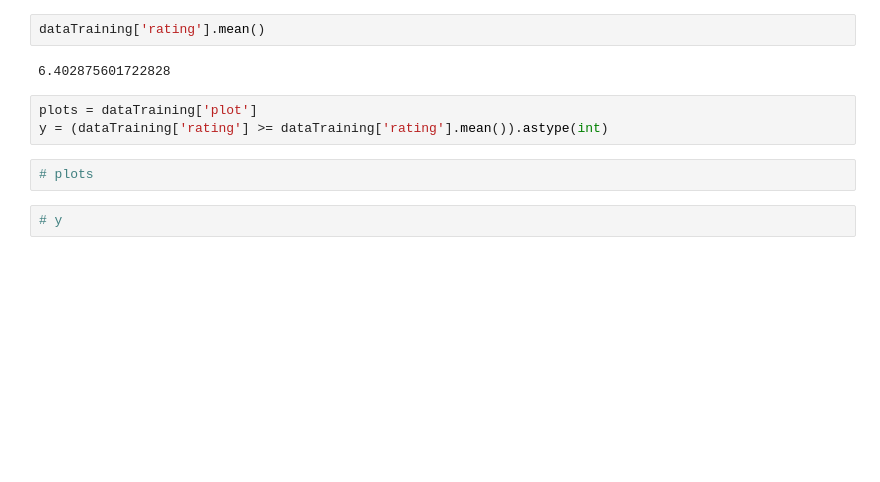
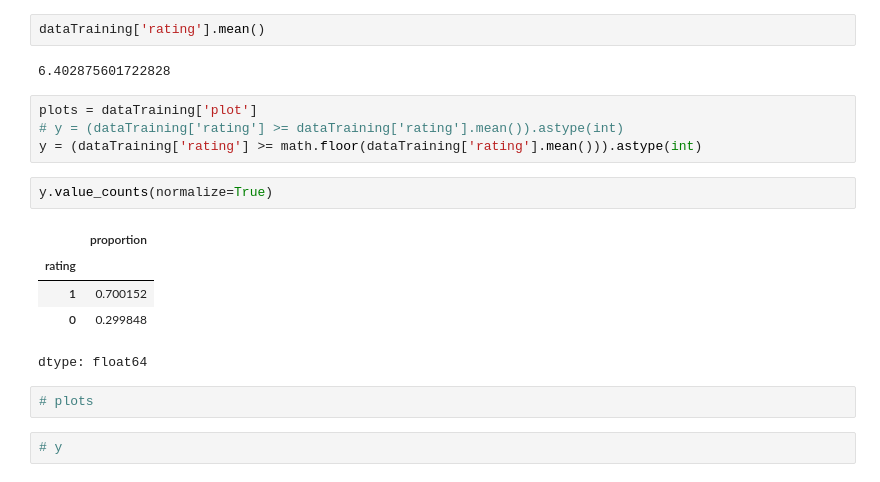
Before and after one commit to daferocu/Topicos-Avanzados, a Jupyter notebook: datalab/Talleres 2/E7 - RNN, LSTM, GRU/E6_RNN_LSTM_GRU.ipynb, the cells around one changed output. Cells and saved outputs as stored; diff of their text form; blank space fills up the shorter version.

```diff
--- a/datalab/Talleres 2/E7 - RNN, LSTM, GRU/E6_RNN_LSTM_GRU.ipynb
+++ b/datalab/Talleres 2/E7 - RNN, LSTM, GRU/E6_RNN_LSTM_GRU.ipynb
@@ -64,7 +66,16 @@ dataTraining['rating'].mean()
 6.402875601722828
 # %%
 plots = dataTraining['plot']
-y = (dataTraining['rating'] >= dataTraining['rating'].mean()).astype(int)
+# y = (dataTraining['rating'] >= dataTraining['rating'].mean()).astype(int)
+y = (dataTraining['rating'] >= math.floor(dataTraining['rating'].mean())).astype(int)
+# %%
+y.value_counts(normalize=True)
+# %% [output]
+|  | proportion |
+| rating |  |
+| 1 | 0.700152 |
+| 0 | 0.299848 |
+dtype: float64
 # %%
 # plots
 # %%
```
Also changed, not shown: parts of 23 cells of this notebook.
